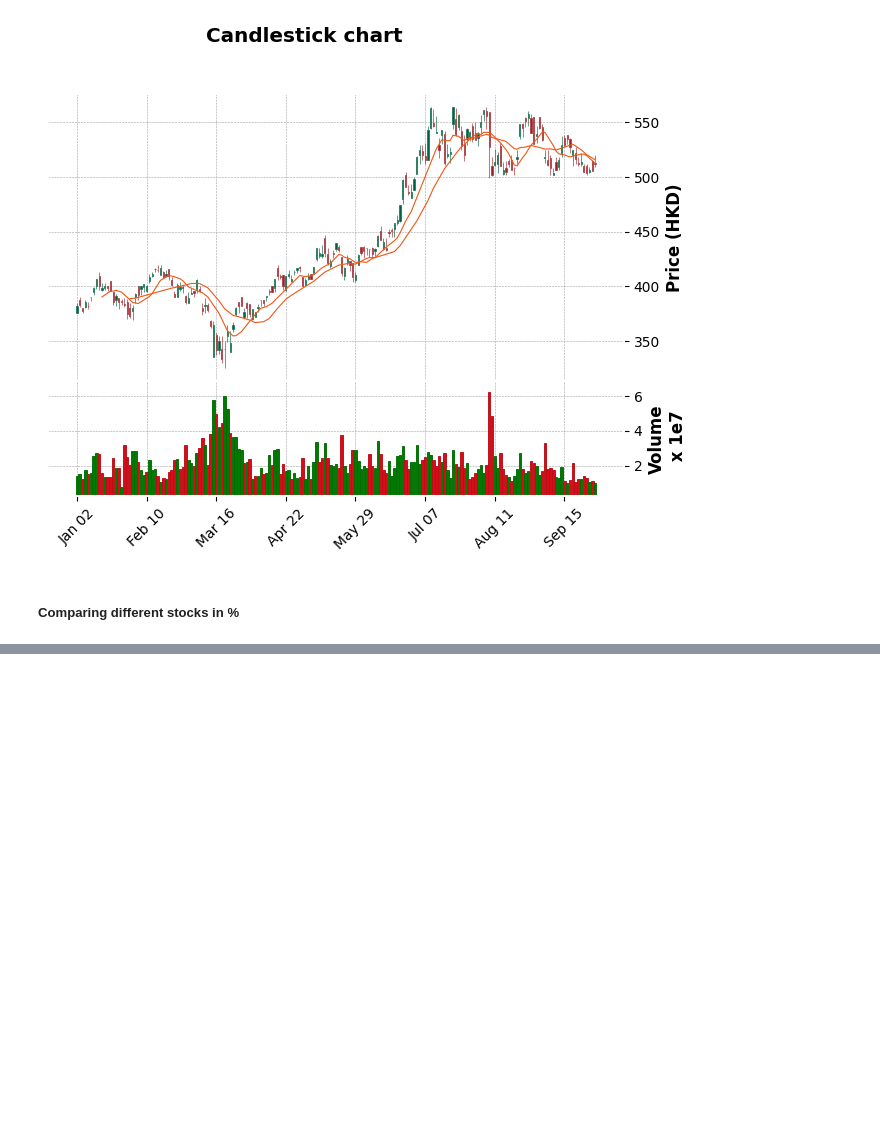
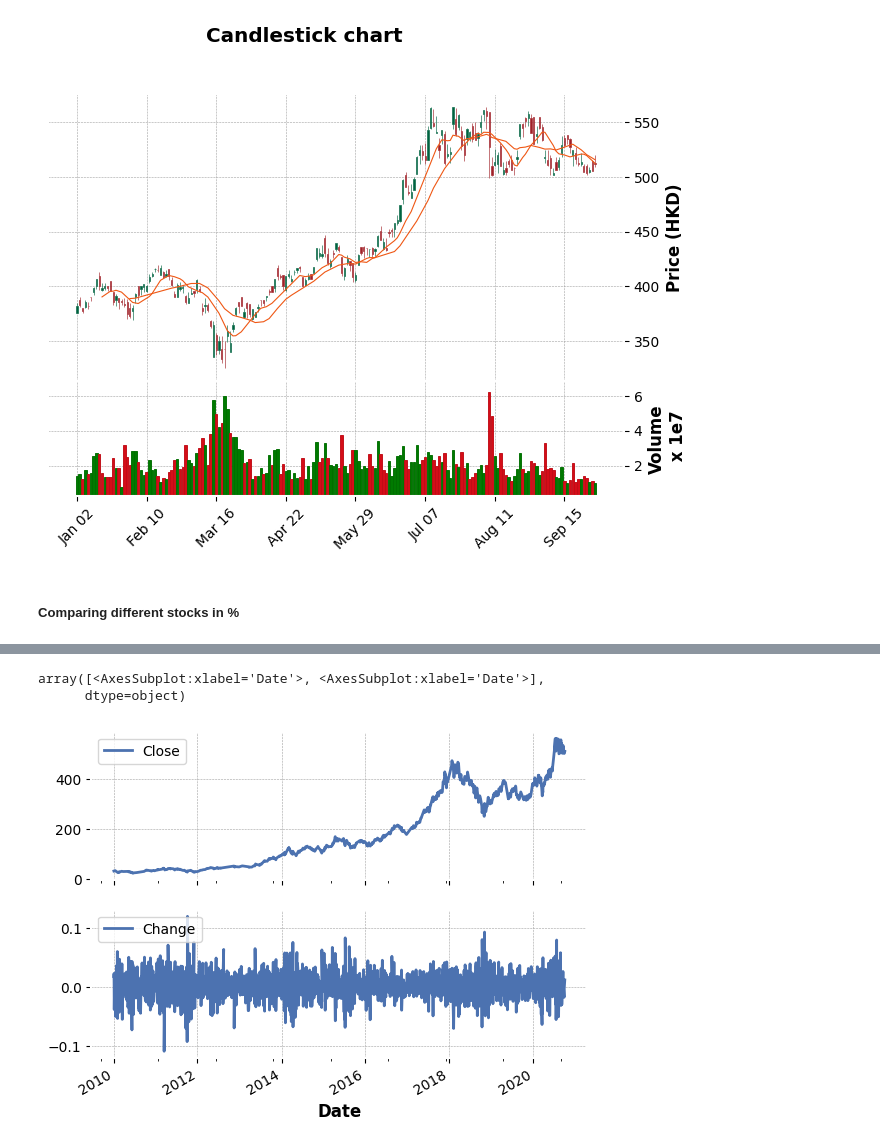
Before and after one commit to learn10kYear/learn-pandas, a Jupyter notebook: lab2/tut2b_chart.ipynb, the cells around one changed output, grey strips where cells are left out. Saved outputs shown, nothing was run; the diff lists cells and outputs as text; code cells hidden in the pictures; blank space fills up the shorter version.

```diff
--- a/lab2/tut2b_chart.ipynb
+++ b/lab2/tut2b_chart.ipynb
@@ -199,0 +201,9 @@ compareStockReturnCharts(watchList, years=1)
+# %%
+# percent change and stock close
+
+stock['Change'] = stock['Close'].pct_change() # built-in percentage change computation between the current and the previous item
+stock.loc['2010':, ['Close', 'Change']].plot(subplots=True, style='b')
+# %% [output]
+array([<AxesSubplot:xlabel='Date'>, <AxesSubplot:xlabel='Date'>],
+      dtype=object)
+[figure, added]
```
Also changed, not shown: parts of 2 cells of this notebook.
